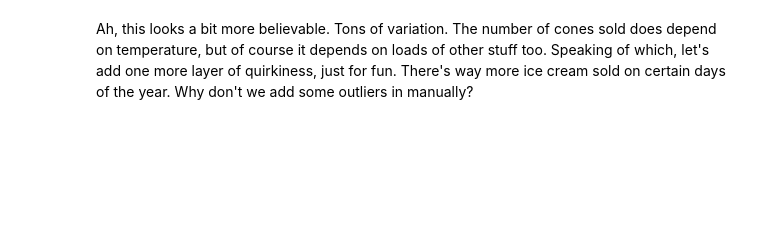
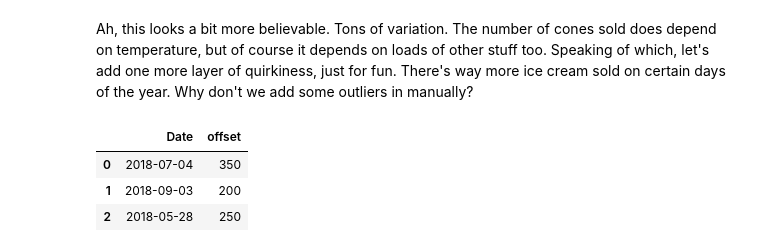
Before and after one commit to michellejw/cc-and-rsquared, a Jupyter notebook: ice-cream-data-2.ipynb, the cells around one changed output. Drawn from its saved outputs; the diff is of its cells as text; code cells hidden in the pictures; blank space fills up the shorter version.

Commit message:
updates to ice cream data script, deleted html file, don't need it in repo.

```diff
--- a/ice-cream-data-2.ipynb
+++ b/ice-cream-data-2.ipynb
@@ -119,3 +116,15 @@ errConesPlot.opts(xlabel='Date',ylabel='Air Temp (F)')
 [interactive output not drawn]
 # %% [markdown]
 Ah, this looks a bit more believable. Tons of variation. The number of cones sold does depend on temperature, but of course it depends on loads of other stuff too. Speaking of which, let's add one more layer of quirkiness, just for fun. There's way more ice cream sold on certain days of the year. Why don't we add some outliers in manually?
+# %%
+data = [('4-July-2018',350),
+        ('3-September-2018',200),
+        ('28-May-2018',250)]
+dfHolidays = pd.DataFrame(data,columns=['Date','offset'])
+dfHolidays['Date'] = pd.to_datetime(dfHolidays['Date'])
+dfHolidays
+# %% [output]
+|  | Date | offset |
+| 0 | 2018-07-04 | 350 |
+| 1 | 2018-09-03 | 200 |
+| 2 | 2018-05-28 | 250 |
```
Also changed, not shown: parts of 3 cells of this notebook, 1 other file.
